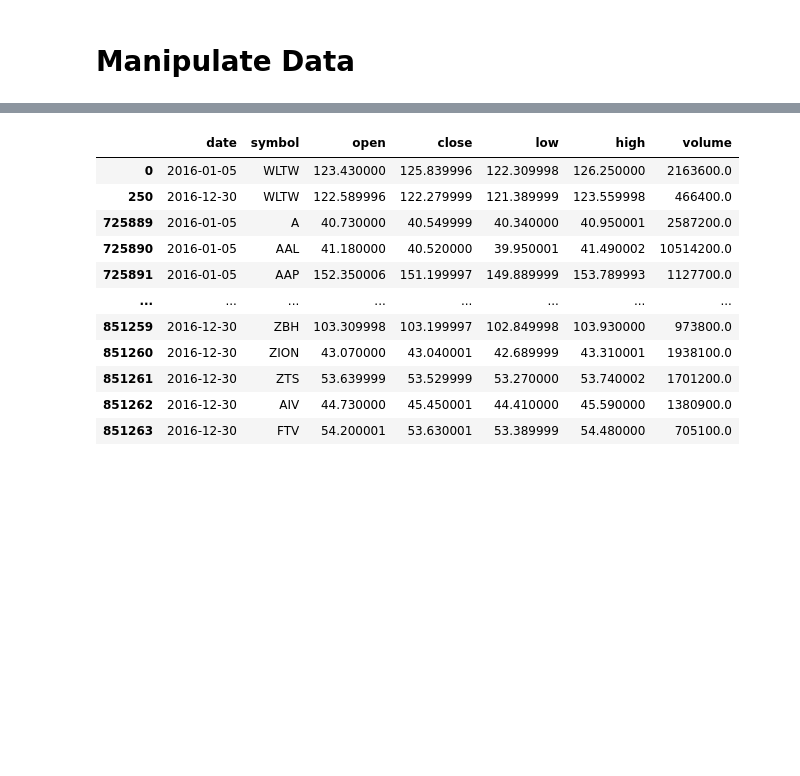
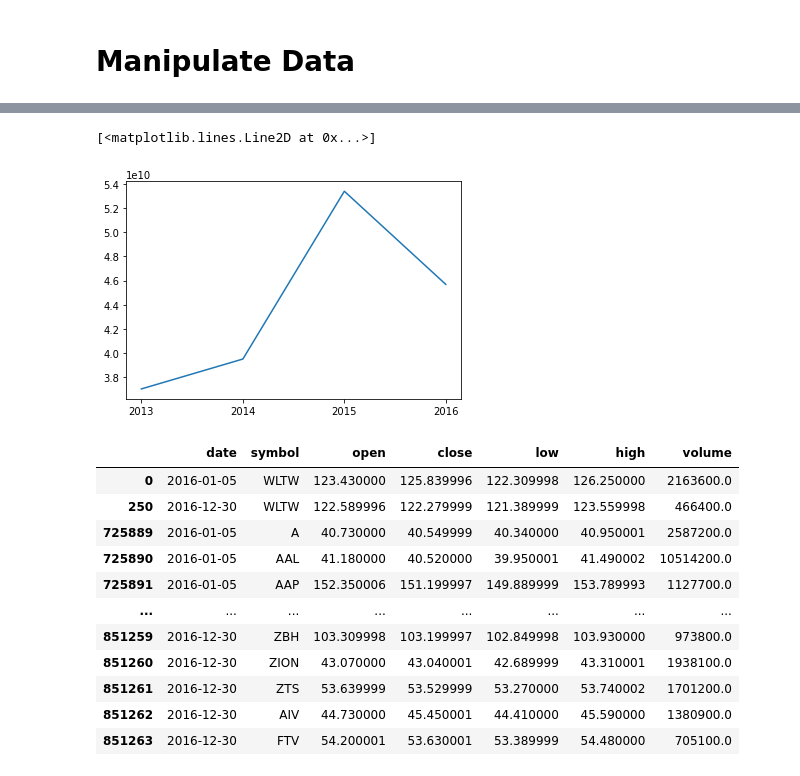
Before and after one commit to YudhaHM/2.DS_Project_Kaggle-NewYork_StockPrice_Analysis, a Jupyter notebook: Kaggle - NY Stock Price Analysis.ipynb, the cells around one changed output, grey strips where cells are left out. Saved outputs shown, nothing was run; the diff lists cells and outputs as text; code cells hidden in the pictures; blank space fills up the shorter version.

```diff
--- a/Kaggle - NY Stock Price Analysis.ipynb
+++ b/Kaggle - NY Stock Price Analysis.ipynb
@@ -178,0 +218,3 @@ Text(0, 0.5, 'Stock Price')
+# %%
+apple = data.loc[(data['Ticker Symbol'] == "AAPL")]
+apple
@@ -179 +228,6 @@ Text(0, 0.5, 'Stock Price')
+# %%
+plt.plot(apple['Period Ending'].str[0:4], apple['Net Income'])
+# %% [output]
+[<matplotlib.lines.Line2D at 0x...>]
+[figure, added]
 # %%
```
Also changed, not shown: parts of 18 cells of this notebook.
